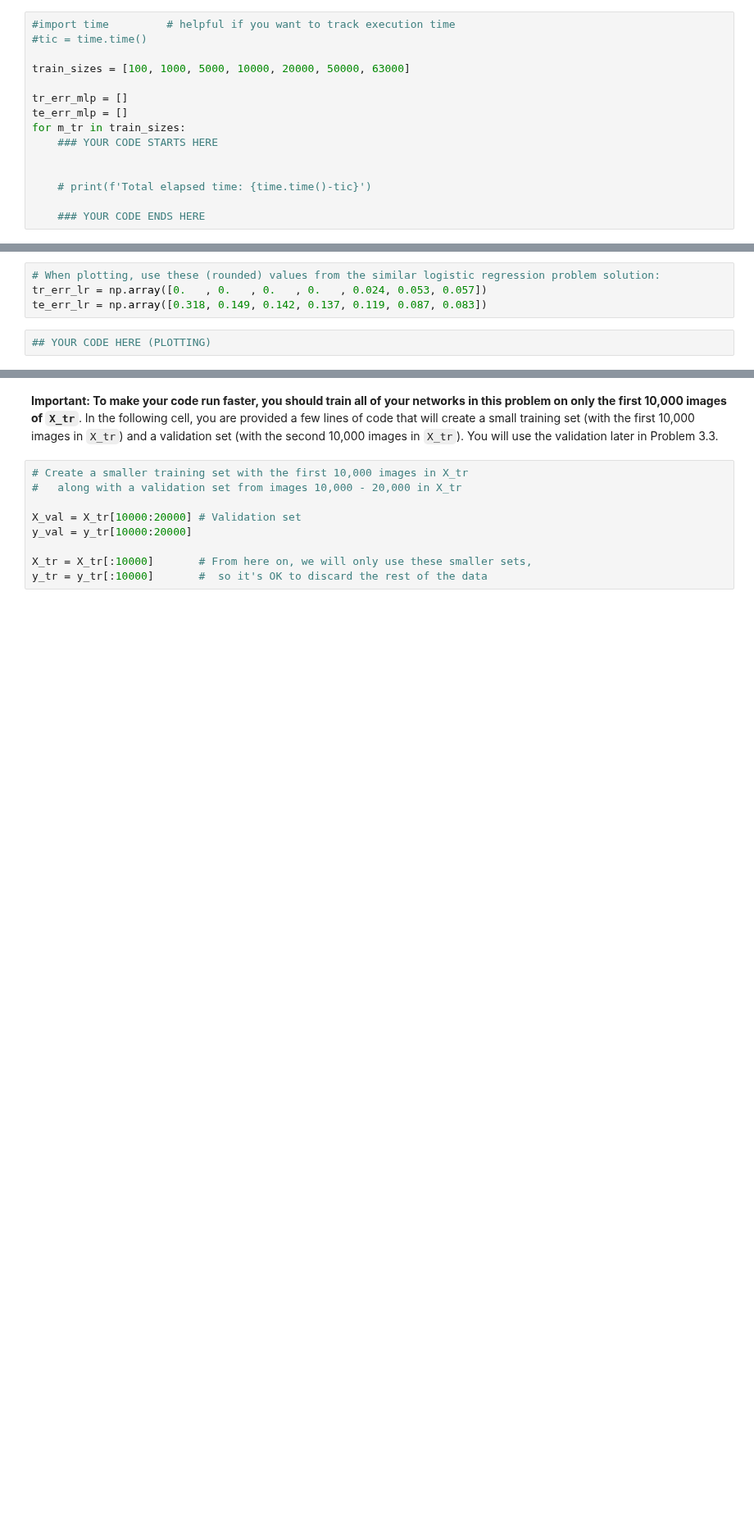
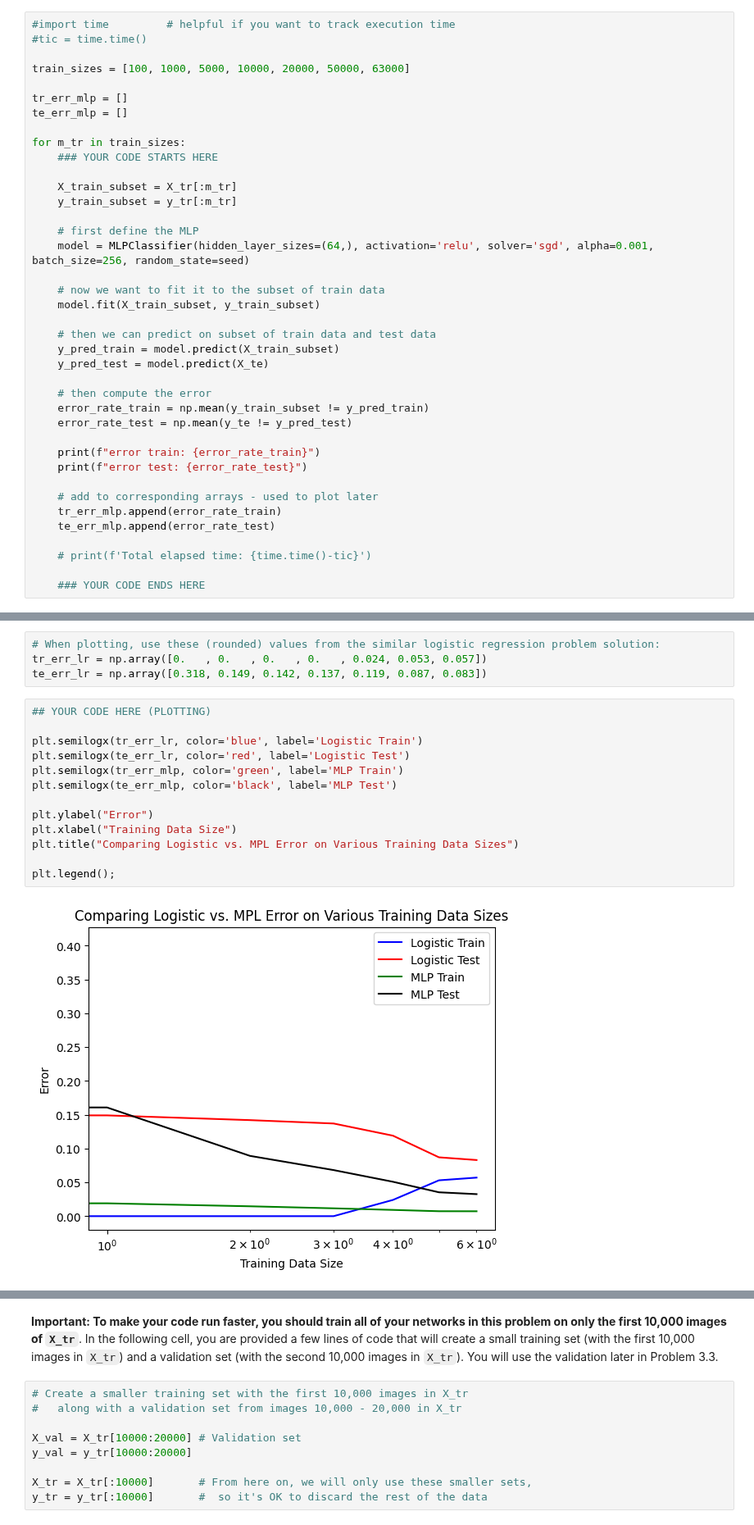
Before and after one commit to SarahAsad23/MachineLearning, a Jupyter notebook: HW4/cs273-hw4.ipynb, the cells around one changed output, grey strips where cells are left out. Shown at 82% size. Cells and saved outputs as stored; diff of their text form; blank space fills up the shorter version.

```diff
--- a/HW4/cs273-hw4.ipynb
+++ b/HW4/cs273-hw4.ipynb
@@ -171,9 +169,33 @@ train_sizes = [100, 1000, 5000, 10000, 20000, 50000, 63000]
 
 tr_err_mlp = []
 te_err_mlp = []
+
 for m_tr in train_sizes:
     ### YOUR CODE STARTS HERE
 
+    X_train_subset = X_tr[:m_tr]
+    y_train_subset = y_tr[:m_tr]
+
+    # first define the MLP
+    model = MLPClassifier(hidden_layer_sizes=(64,), activation='relu', solver='sgd', alpha=0.001, batch_size=256, random_state=seed)
+
+    # now we want to fit it to the subset of train data
+    model.fit(X_train_subset, y_train_subset)
+
+    # then we can predict on subset of train data and test data
+    y_pred_train = model.predict(X_train_subset)
+    y_pred_test = model.predict(X_te)
+
+    # then compute the error
+    error_rate_train = np.mean(y_train_subset != y_pred_train)
+    error_rate_test = np.mean(y_te != y_pred_test)
+
+    print(f"error train: {error_rate_train}")
+    print(f"error test: {error_rate_test}")
+
+    # add to corresponding arrays - used to plot later
+    tr_err_mlp.append(error_rate_train)
+    te_err_mlp.append(error_rate_test)
 
     # print(f'Total elapsed time: {time.time()-tic}')
 
@@ -184,3 +221,16 @@ tr_err_lr = np.array([0.   , 0.   , 0.   , 0.   , 0.024, 0.053, 0.057])
 te_err_lr = np.array([0.318, 0.149, 0.142, 0.137, 0.119, 0.087, 0.083])
 # %%
 ## YOUR CODE HERE (PLOTTING)
+
+plt.semilogx(tr_err_lr, color='blue', label='Logistic Train')
+plt.semilogx(te_err_lr, color='red', label='Logistic Test')
+plt.semilogx(tr_err_mlp, color='green', label='MLP Train')
+plt.semilogx(te_err_mlp, color='black', label='MLP Test')
+
+plt.ylabel("Error")
+plt.xlabel("Training Data Size")
+plt.title("Comparing Logistic vs. MPL Error on Various Training Data Sizes")
+
+plt.legend();
+# %% [output]
+[figure, added]
```
Also changed, not shown: parts of 4 cells of this notebook.
